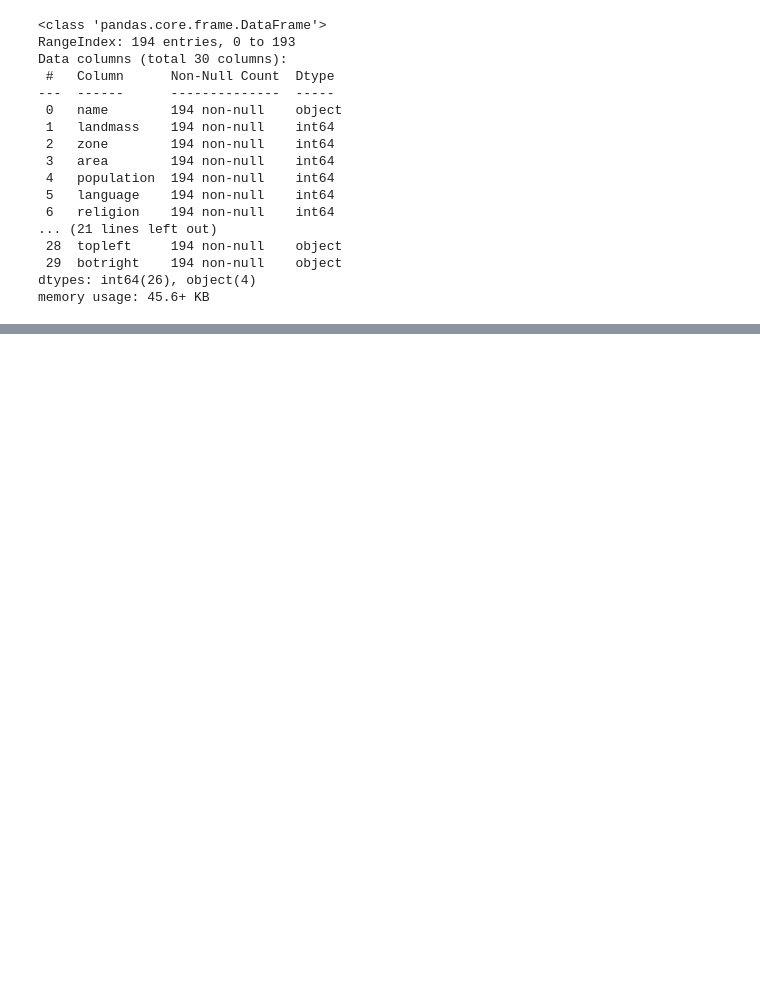
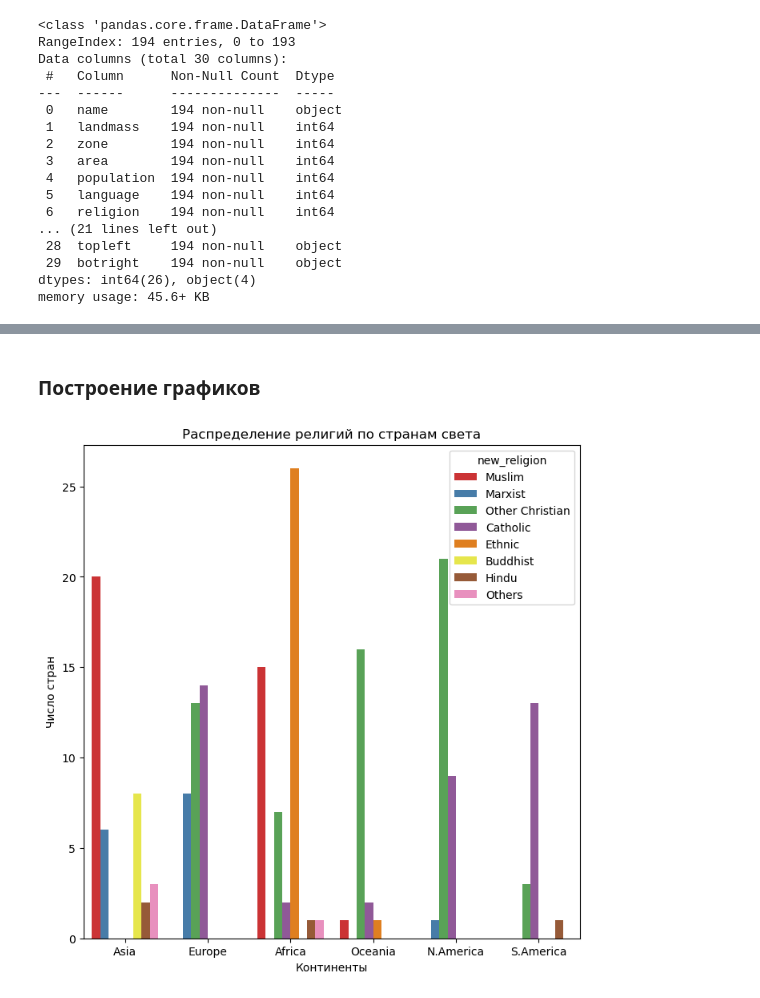
Before and after one commit to msavilov/Feature_Engineering_ML, a Jupyter notebook: 12_Final_project/final_project.ipynb, the cells around one changed output, grey strips where cells are left out. Saved outputs shown, nothing was run; the diff lists cells and outputs as text; code cells hidden in the pictures; blank space fills up the shorter version.

```diff
--- a/12_Final_project/final_project.ipynb
+++ b/12_Final_project/final_project.ipynb
@@ -153,0 +207,5 @@ memory usage: 45.6+ KB
+# %%
+data['landmass'] = data['landmass'].apply(lambda x: landmass[x])
+data['zone'] = data['zone'].apply(lambda x: zone[x])
+data['language'] = data['language'].apply(lambda x: language[x])
+data['new_religion'] = data['religion'].apply(lambda x: religion[x])
@@ -153,0 +222,11 @@ memory usage: 45.6+ KB
+# %% [markdown]
+### Построение графиков
+# %%
+plt.figure(figsize=[8, 8])
+diag = sns.countplot(x='landmass', hue='new_religion', data=data, palette='Set1')
+diag.set_xlabel('Континенты')
+diag.set_ylabel('Число стран')
+diag.set_title('Распределение религий по странам света')
+plt.show()
+# %% [output]
+[figure, added]
```
Also changed, not shown: parts of 56 cells of this notebook, 1 other file.
